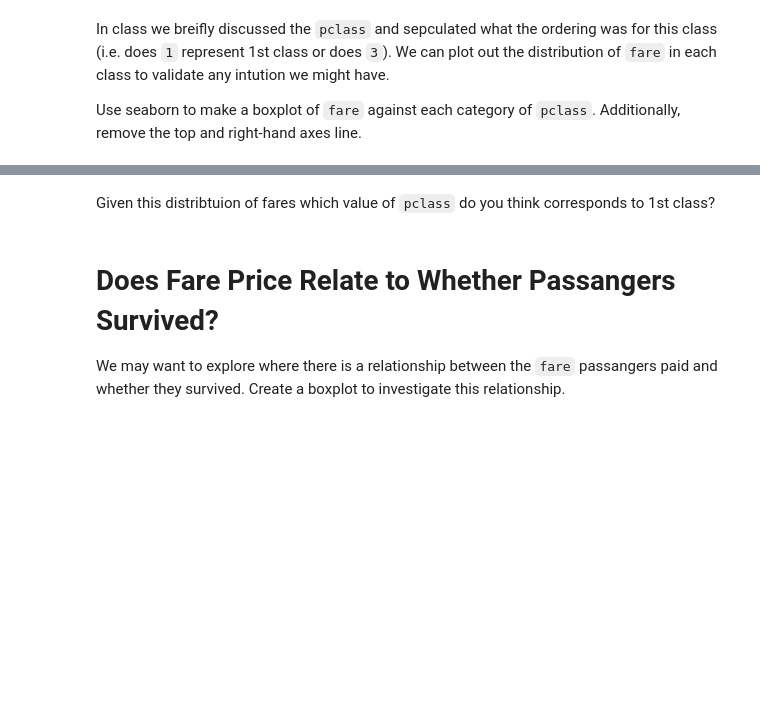
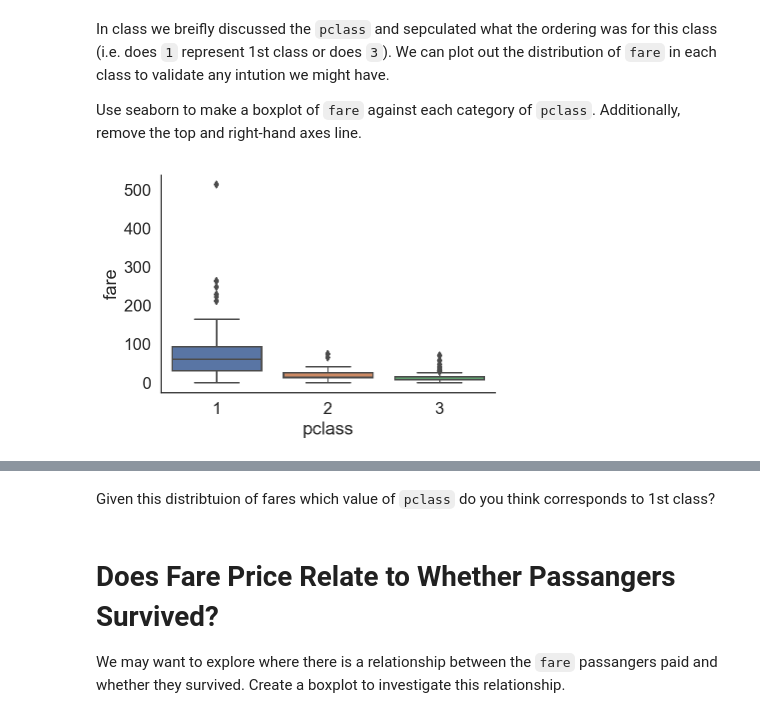
Before and after one commit to robloughnan/cogs108_w19-section, a Jupyter notebook: Week_4/Week_4.ipynb, the cells around one changed output, grey strips where cells are left out. Cells and saved outputs as stored; diff of their text form; code cells hidden in the pictures; blank space fills up the shorter version.

```diff
--- a/Week_4/Week_4.ipynb
+++ b/Week_4/Week_4.ipynb
@@ -14,6 +14,8 @@ sns.set(style='white', font_scale=1.5)
 df = sns.load_dataset('titanic')
 # %%
 ## YOUR CODE GOES HERE
+df.dropna(inplace=True)
+df = df.dropna()
 # %% [markdown]
 Using the `head()` method print out the first `10` lines of the dataset.
 # %%
@@ -26,0 +35,5 @@ Use seaborn to make a boxplot of `fare` against each category of `pclass`. Addit
+# %%
+sns.boxplot(df.pclass, df.fare)
+sns.despine()
+# %% [output]
+[figure, added]
```
Also changed, not shown: parts of 8 cells of this notebook, 5 other files.
